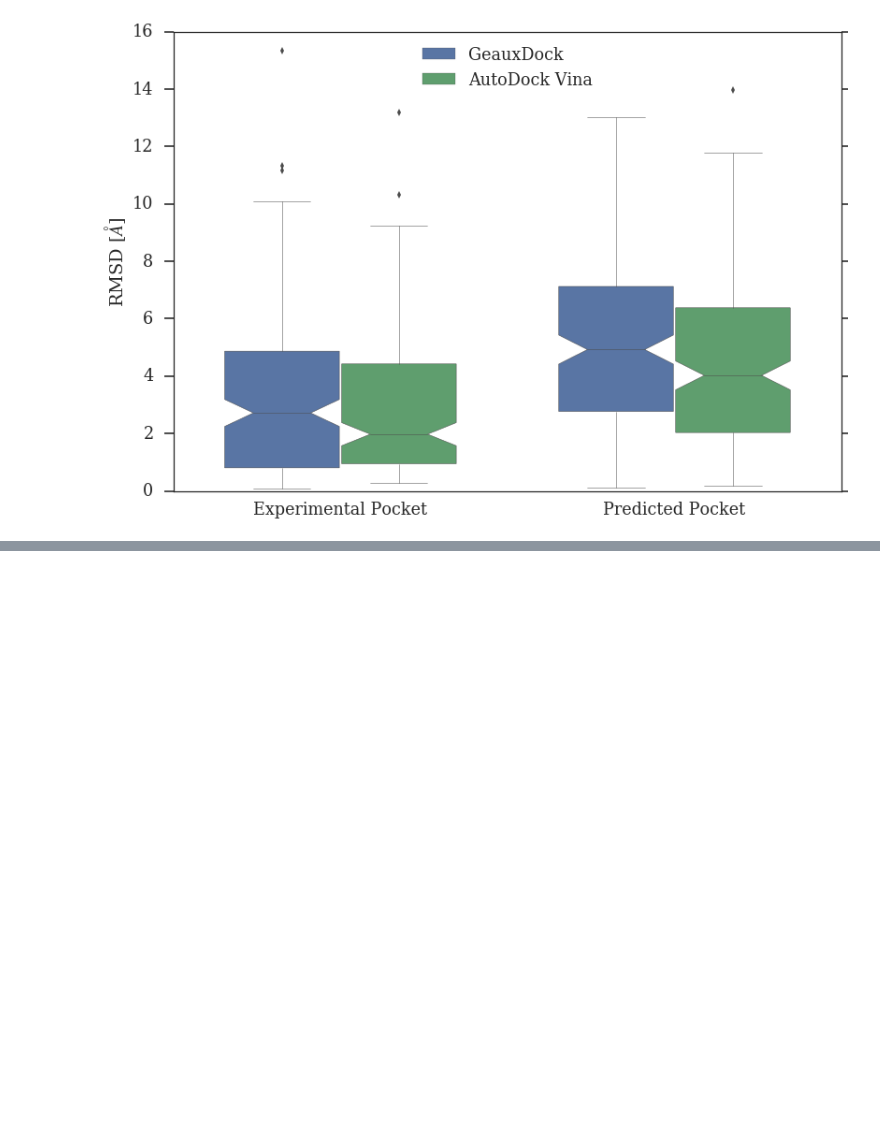
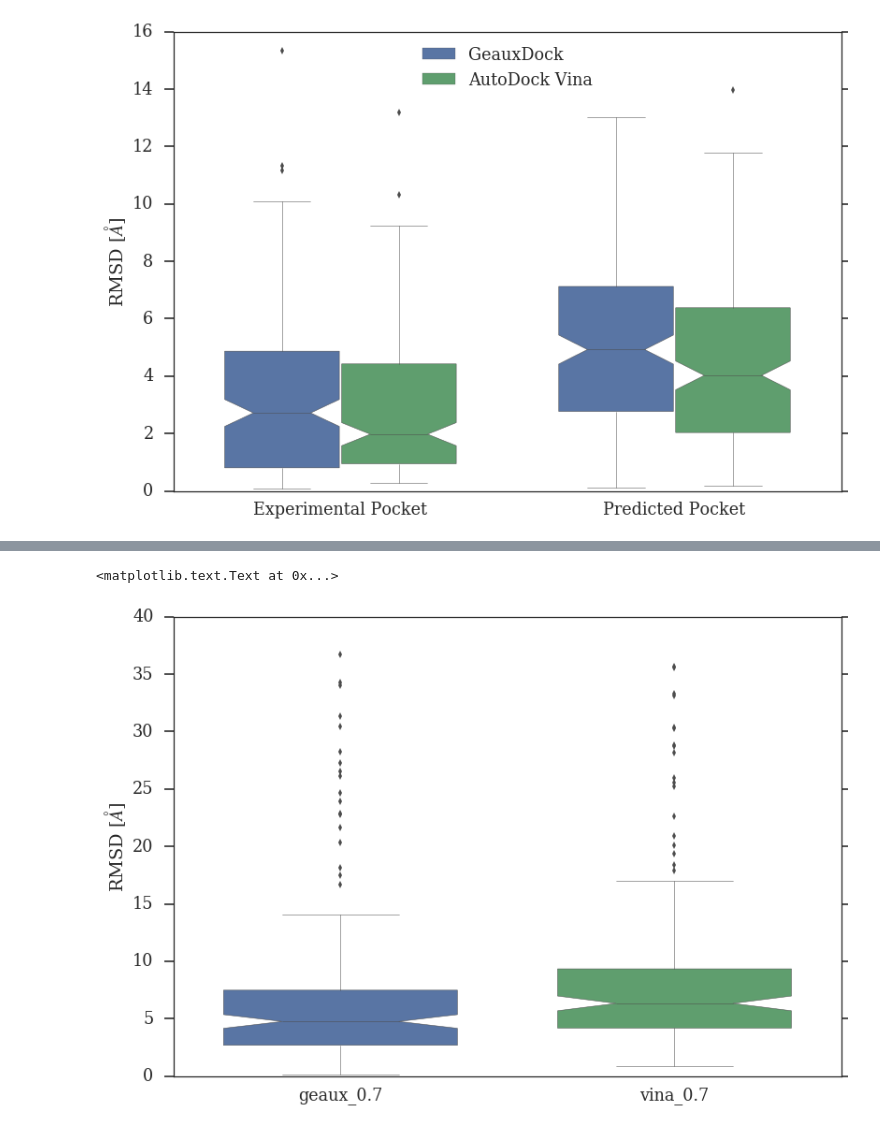
Before and after one commit to EricTing/casf-benchmark, a Jupyter notebook: casf_benchmark/analysis.ipynb, the cells around one changed output, grey strips where cells are left out. Drawn from its saved outputs; the diff is of its cells as text; code cells hidden in the pictures; blank space fills up the shorter version.

Commit message:
boxplot for benchmark on modeled proteins
	modified:   casf_benchmark/analysis.ipynb

```diff
--- a/casf_benchmark/analysis.ipynb
+++ b/casf_benchmark/analysis.ipynb
@@ -163,0 +171,7 @@ plt.savefig("../dat/rmsd_box.tiff", dpi=300)
+# %%
+modeled_result_ifn = "../dat/geaux_modeled_prt_rmsd.json"
+# %%
+with open(modeled_result_ifn, 'r') as ifs:
+    data = json.loads(ifs.read())
+# %%
+df = pd.DataFrame(data).T
@@ -163,0 +187,11 @@ plt.savefig("../dat/rmsd_box.tiff", dpi=300)
+# %%
+plt.figure()
+ax = sns.boxplot(data=df[['geaux_0.7', 'vina_0.7']],
+                 notch=True, linewidth=0.5, width=0.7)
+#ax.legend(loc='upper center')
+#plt.xlabel("")
+plt.ylabel("RMSD [$\AA$]")
+#plt.savefig("../dat/rmsd_box.tiff", dpi=300)
+# %% [output]
+<matplotlib.text.Text at 0x...>
+[figure, added]
```
Also changed, not shown: parts of 5 cells of this notebook.
